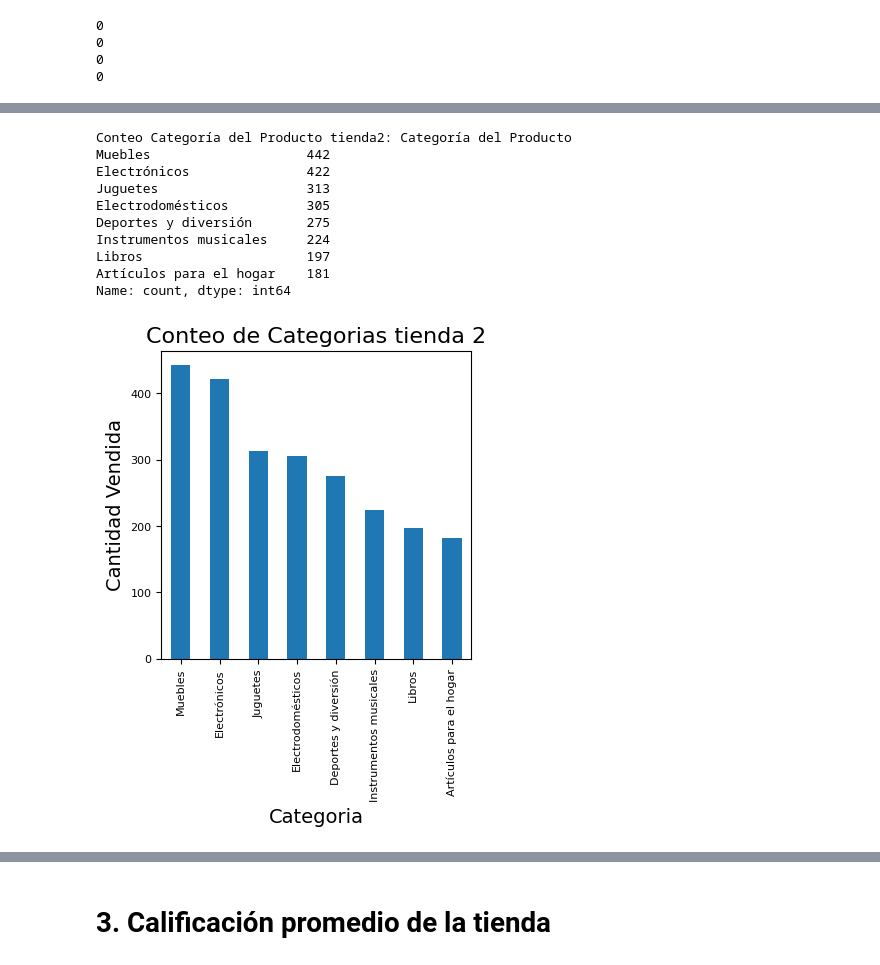
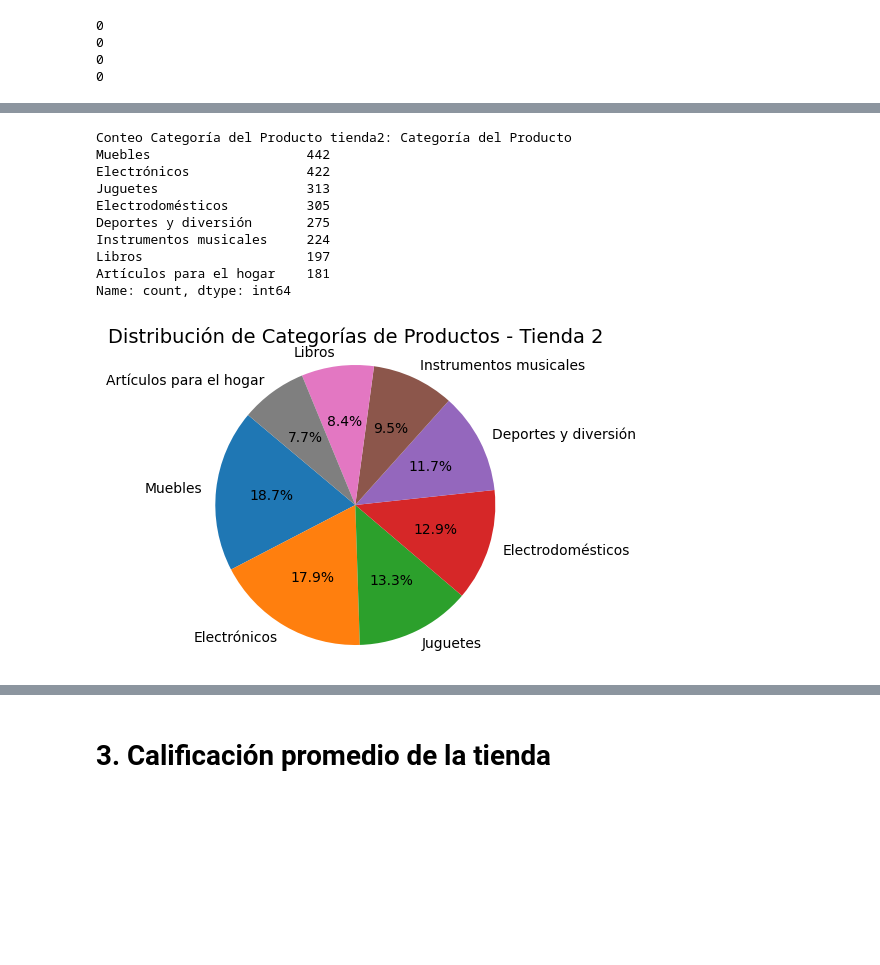
Before and after one commit to VivianQui/Challenge-Precticando-Python-para-Data-Science, a Jupyter notebook: AluraStoreLatam.ipynb, the cells around one changed output, grey strips where cells are left out. Drawn from its saved outputs; the diff is of its cells as text; code cells hidden in the pictures; blank space fills up the shorter version.

```diff
--- a/AluraStoreLatam.ipynb
+++ b/AluraStoreLatam.ipynb
@@ -130,27 +127,24 @@ Name: count, dtype: int64
 # %%
 conteo_categorias2 = tienda2['Categoría del Producto'].value_counts()
 print(f'Conteo Categoría del Producto tienda2: {conteo_categorias2}')
 
-plt.figure(figsize=(4, 4))
-conteo_categorias2.plot(kind='bar')
-plt.title('Conteo de Categorias tienda 2', fontsize=16)
-plt.xlabel('Categoria', fontsize=14)
-plt.ylabel('Cantidad Vendida', fontsize=14)
-plt.xticks(fontsize=8)
-plt.yticks(fontsize=8)
+plt.figure(figsize=(6, 4))
+plt.pie(conteo_categorias2, labels=conteo_categorias2.index, autopct='%1.1f%%', startangle=140, textprops={'fontsize': 10})
+plt.title('Distribución de Categorías de Productos - Tienda 2', fontsize=14)
+plt.axis('equal')
 plt.show()
 # %% [output]
 Conteo Categoría del Producto tienda2: Categoría del Producto
 Muebles                    442
 Electrónicos               422
 Juguetes                   313
 Electrodomésticos          305
 Deportes y diversión       275
 Instrumentos musicales     224
 Libros                     197
 Artículos para el hogar    181
 Name: count, dtype: int64
-[figure, old version]
+[figure, new version]
 # %%
 conteo_categorias3 = tienda3['Categoría del Producto'].value_counts()
 print(f'Conteo Categoría del Producto tienda3: {conteo_categorias3}')
```
Also changed, not shown: parts of 3 cells of this notebook.
